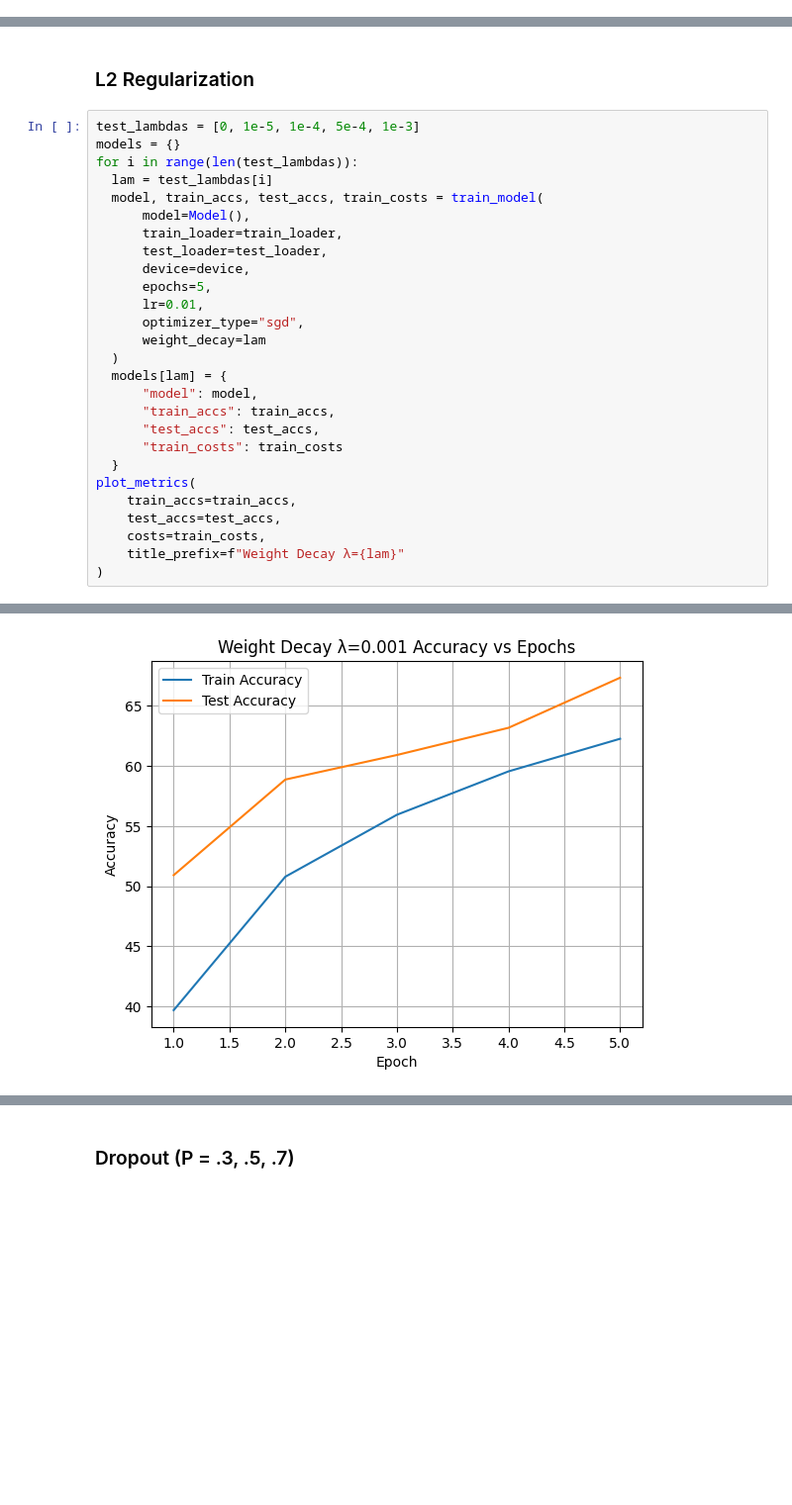
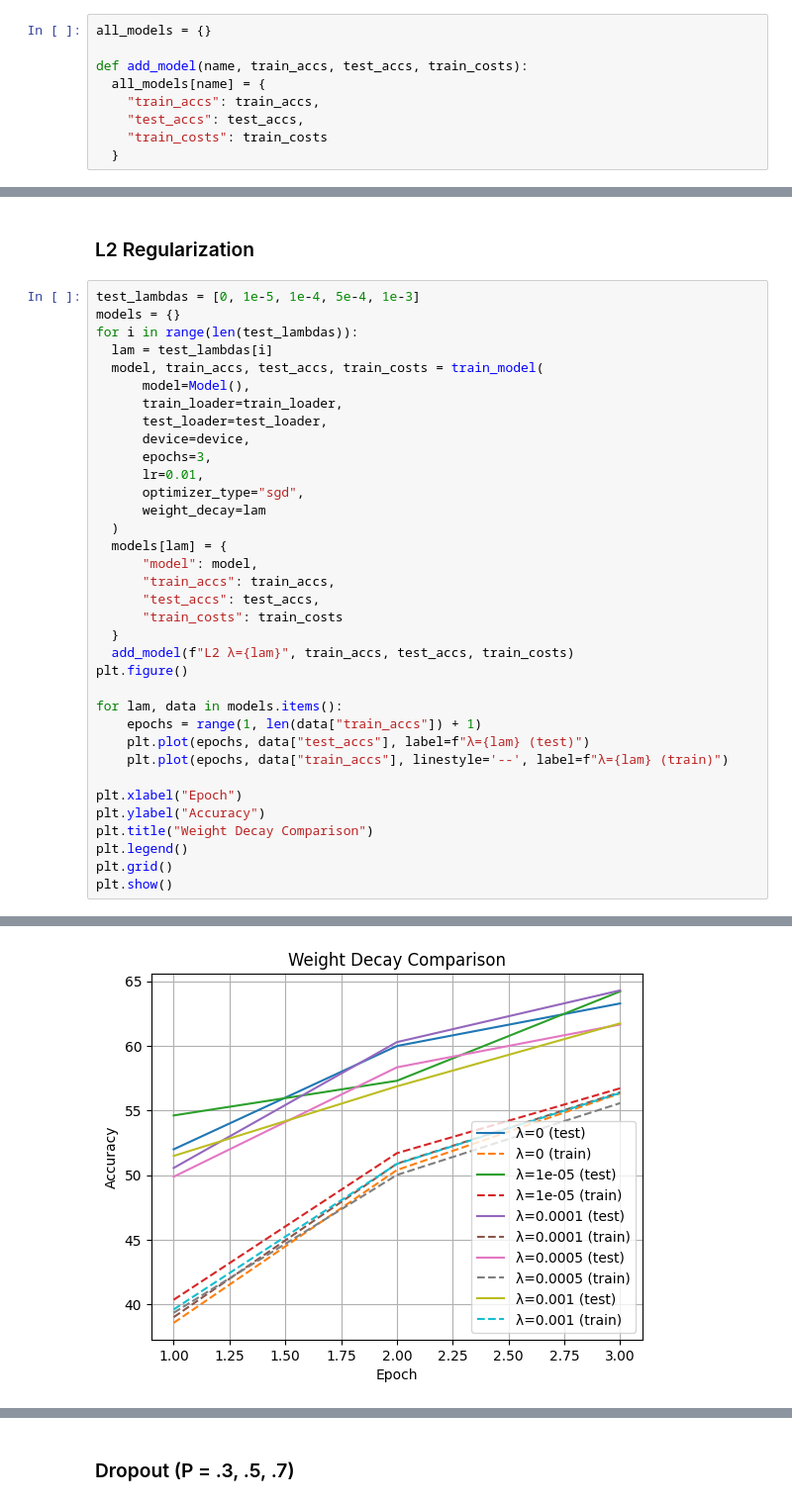
Before and after one commit to AlexMerlo1/CIFAR-10-Image-Classifier, a Jupyter notebook: Image_Classification.ipynb, the cells around one changed output, grey strips where cells are left out. Shown at 99% size. Saved outputs shown, nothing was run; the diff lists cells and outputs as text; blank space fills up the shorter version.

```diff
--- a/Image_Classification.ipynb
+++ b/Image_Classification.ipynb
@@ -159,6 +126,15 @@ Epoch 30: Loss 0.6250, Train 78.03%, Test 78.43%
 # torch.save(main_model.state_dict(), "cifar10_model_main.pth")
 # %% [markdown]
 # Abalation Study
+# %%
+all_models = {}
+
+def add_model(name, train_accs, test_accs, train_costs):
+  all_models[name] = {
+    "train_accs": train_accs,
+    "test_accs": test_accs,
+    "train_costs": train_costs
+  }
 # %% [markdown]
 ## Base Model
 # %%
@@ -202,7 +178,7 @@ for i in range(len(test_lambdas)):
       train_loader=train_loader,
       test_loader=test_loader,
       device=device,
-      epochs=5,
+      epochs=3,
       lr=0.01,
       optimizer_type="sgd",
       weight_decay=lam
@@ -213,10 +189,18 @@ for i in range(len(test_lambdas)):
       "test_accs": test_accs,
       "train_costs": train_costs
   }
-plot_metrics(
-    train_accs=train_accs,
-    test_accs=test_accs,
-    costs=train_costs,
-    title_prefix=f"Weight Decay λ={lam}"
-)
+  add_model(f"L2 λ={lam}", train_accs, test_accs, train_costs)
+plt.figure()
+
+for lam, data in models.items():
+    epochs = range(1, len(data["train_accs"]) + 1)
+    plt.plot(epochs, data["test_accs"], label=f"λ={lam} (test)")
+    plt.plot(epochs, data["train_accs"], linestyle='--', label=f"λ={lam} (train)")
+
+plt.xlabel("Epoch")
+plt.ylabel("Accuracy")
+plt.title("Weight Decay Comparison")
+plt.legend()
+plt.grid()
+plt.show()
 # %% [output]
@@ -240 +222 @@ Epoch 5: Loss 1.0585, Train 62.25%, Test 67.32%
-[figure, old version]
+[figure, new version]
```
Also changed, not shown: parts of 30 cells of this notebook, 1 other file.
